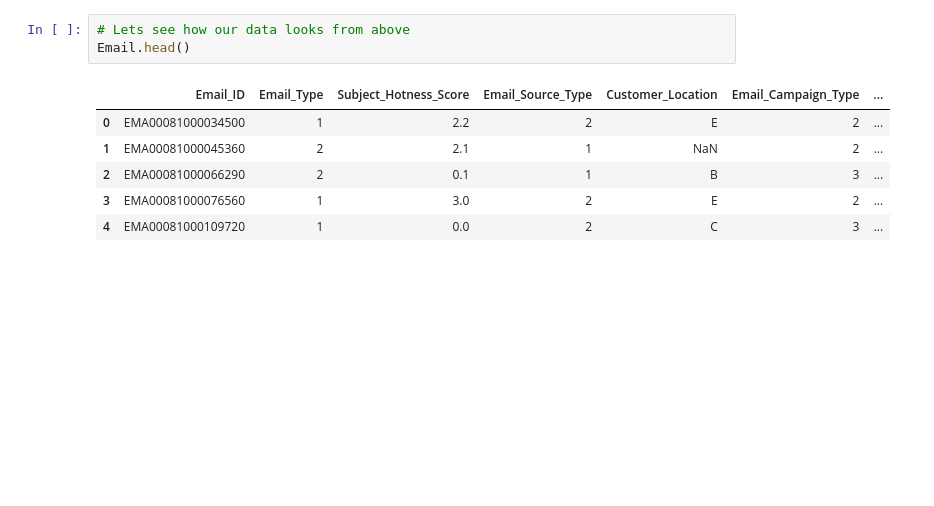
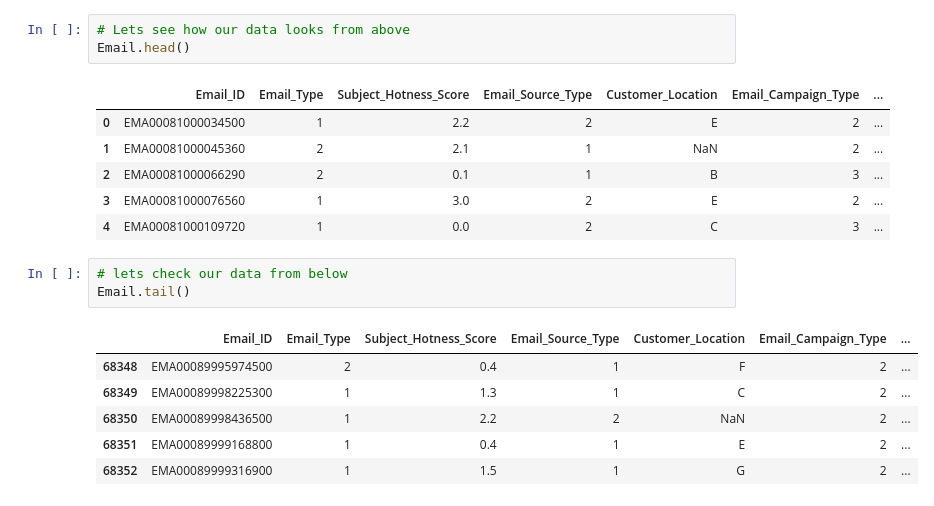
Before and after one commit to Shailendra114/E-mail-Campaign-Effectiveness-Prediction, a Jupyter notebook: E_mail_Campaign_Effectiveness_Prediction_(Classification)_Project_.ipynb, the cells around one changed output. Cells and saved outputs as stored; diff of their text form; blank space fills up the shorter version.

Commit message:
checking basic info of data

```diff
--- a/E_mail_Campaign_Effectiveness_Prediction_(Classification)_Project_.ipynb
+++ b/E_mail_Campaign_Effectiveness_Prediction_(Classification)_Project_.ipynb
@@ -86,3 +86,13 @@ Email.head()
 | 2 | EMA00081000066290 | 2 | 0.1 | 1 | B | 3 | ... |
 | 3 | EMA00081000076560 | 1 | 3.0 | 2 | E | 2 | ... |
 | 4 | EMA00081000109720 | 1 | 0.0 | 2 | C | 3 | ... |
+# %%
+# lets check our data from below
+Email.tail()
+# %% [output]
+|  | Email_ID | Email_Type | Subject_Hotness_Score | Email_Source_Type | Customer_Location | Email_Campaign_Type | ... |
+| 68348 | EMA00089995974500 | 2 | 0.4 | 1 | F | 2 | ... |
+| 68349 | EMA00089998225300 | 1 | 1.3 | 1 | C | 2 | ... |
+| 68350 | EMA00089998436500 | 1 | 2.2 | 2 | NaN | 2 | ... |
+| 68351 | EMA00089999168800 | 1 | 0.4 | 1 | E | 2 | ... |
+| 68352 | EMA00089999316900 | 1 | 1.5 | 1 | G | 2 | ... |
```
Also changed, not shown: parts of 5 cells of this notebook.
